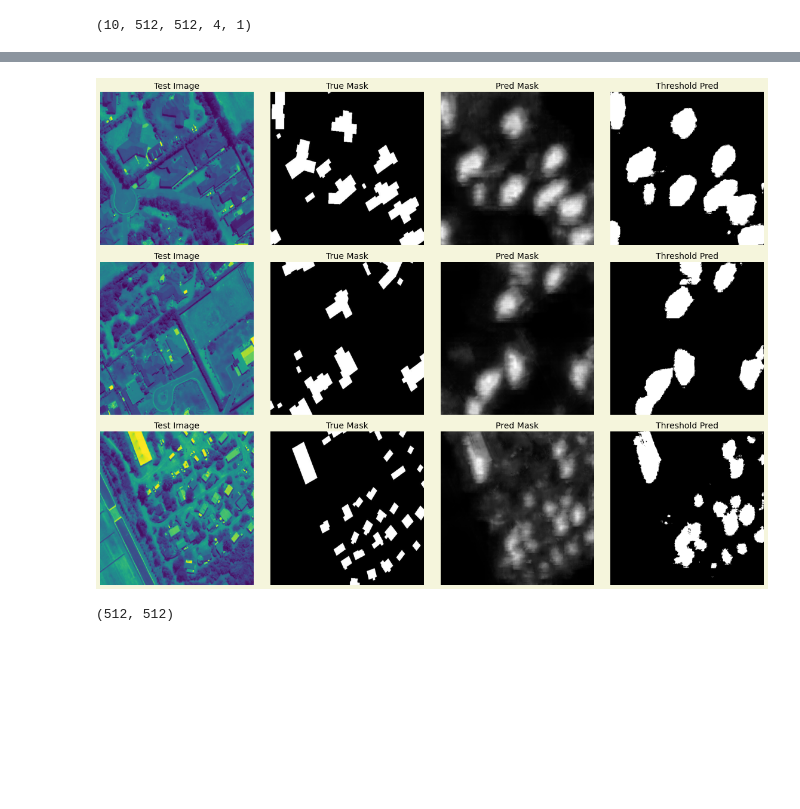
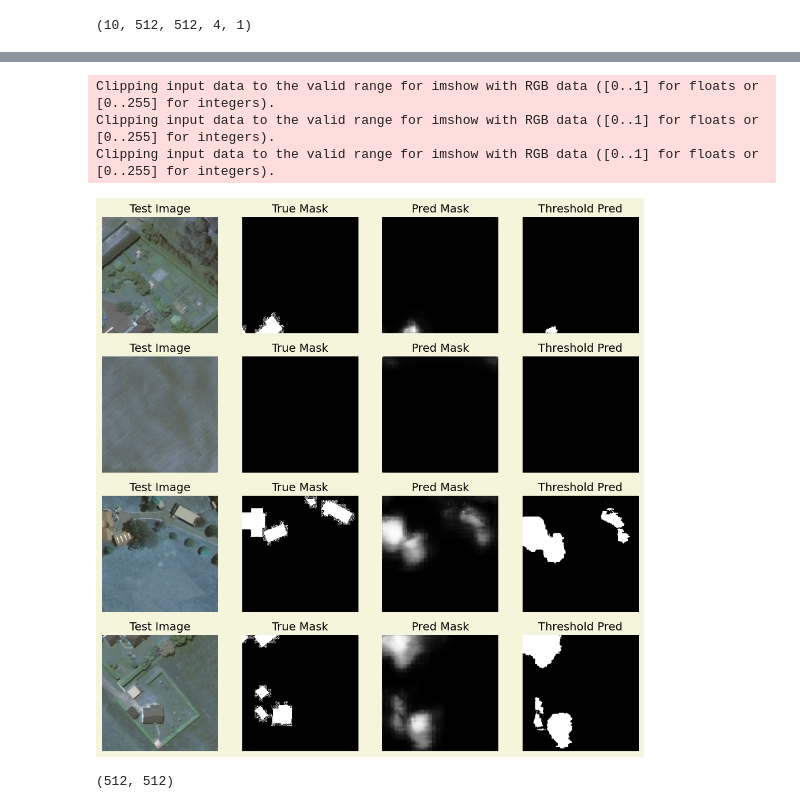
Before and after one commit to shaunlowis/PHYS_391B, a Jupyter notebook: UNET.ipynb, the cells around one changed output, grey strips where cells are left out. Cells and saved outputs as stored; diff of their text form; code cells hidden in the pictures; blank space fills up the shorter version.

```diff
--- a/UNET.ipynb
+++ b/UNET.ipynb
@@ -183,6 +180,8 @@ for i, mask_id in enumerate(mask_id_list):
     # resize the image
     mask = resize(mask, (IMG_HEIGHT, IMG_WIDTH), mode='constant', preserve_range=True)
 
+    mask = rgb2gray(mask)
+
     # use np.expand dims to add a channel axis so the shape becomes (IMG_HEIGHT, IMG_WIDTH, 1)
     mask = np.expand_dims(mask, axis=-1)
 
@@ -230,7 +229,8 @@ for i, img in enumerate(selected):
     path_image = os.path.join(base, 'outlines/tiles', image_id)
     image = imread(path_image)
     image = resize(image, (IMG_HEIGHT, IMG_WIDTH), mode='constant', preserve_range=True)
-    # image = np.expand_dims(image, axis=-1)
+    image = rgb2gray(image)
+    image = np.expand_dims(image, axis=-1)
     test_masks[i] = image
 test_masks.shape
 # %% [output]
@@ -356,6 +356,6 @@ checkpoint = ModelCheckpoint(filepath, monitor='val_loss', verbose=1,
 
 callbacks_list = [earlystopper, checkpoint]
 
-history = model.fit(X_train, Y_train, validation_split=0.1, batch_size=16, epochs=30,
+history = model.fit(X_train, Y_train, validation_split=0.1, batch_size=32, epochs=50,
                     callbacks=callbacks_list)
 # %% [output]
@@ -440,7 +442,7 @@ def plot_subplots(num_rows):
 
         # true mask
         plt.subplot(num_rows,5,count)
-        mask_id = dense_blds[i]
+        mask_id = selected[i]
         path_mask = '/home/shaun/python/uni_work/ML_project/input/rescaled_masks/' + mask_id
         mask = imread(path_mask)
         mask = resize(mask, (IMG_HEIGHT, IMG_WIDTH), mode='constant', preserve_range=True)
@@ -496,9 +503,13 @@ plt.savefig('Comparisons.jpeg')
 def plot_subplots(num_rows):
     count = 1
     for i in range(0, num_rows):
+
+        mask_id = selected[i]
+
         # image
         plt.subplot(num_rows,4,count)
-        test_image = X_test[i, :, :, 0]
+        test_image = cv2.imread(os.path.join(base, '2015_2016/tiles', mask_id))
+        # test_image = X_test[i, :, :, :]
         plt.imshow(test_image)
         plt.title('Test Image', fontsize=14)
         plt.axis('off')
@@ -506,43 +517,45 @@ def plot_subplots(num_rows):
 
         # true mask
         plt.subplot(num_rows,4,count)
-        mask_id = dense_blds[i]
-        path_mask = '/home/shaun/python/uni_work/ML_project/input/rescaled_masks/' + mask_id
+        path_mask = os.path.join(base, 'outlines/tiles', mask_id)
         mask = imread(path_mask)
         mask = resize(mask, (IMG_HEIGHT, IMG_WIDTH), mode='constant', preserve_range=True)
         plt.imshow(mask, cmap='gray')
         plt.title('True Mask', fontsize=14)
         plt.axis('off')
         count += 1
 
         # predicted mask
         plt.subplot(num_rows,4,count)
         test_mask = test_preds[i, :, :, 0]
         plt.imshow(test_mask, cmap='gray')
         plt.title('Pred Mask', fontsize=14)
         plt.axis('off')
         count += 1
 
         # threshold predicted mask
         plt.subplot(num_rows,4,count)
         test_mask = preds_test_thresh[i, :, :, 0]
         plt.imshow(test_mask, cmap='gray')
         plt.title('Threshold Pred', fontsize=14)
         plt.axis('off')
         count += 1
 
 # set up the canvas for the subplots
-fig = plt.figure(figsize=(16,12))
+fig = plt.figure(figsize=(12,12))
 plt.axis('Off')
 fig.patch.set_facecolor('beige')
 
-plot_subplots(3)
+plot_subplots(4)
 
-plt.tight_layout()
-# plt.show()
-plt.savefig('predictions.jpeg')
+# plt.tight_layout()
+plt.show()
+# plt.savefig('predictions.jpeg')
 # %% [output]
+Clipping input data to the valid range for imshow with RGB data ([0..1] for floats or [0..255] for integers).
+Clipping input data to the valid range for imshow with RGB data ([0..1] for floats or [0..255] for integers).
+Clipping input data to the valid range for imshow with RGB data ([0..1] for floats or [0..255] for integers).
-[figure, old version]
+[figure, new version]
 # %%
 from sklearn.metrics import confusion_matrix
 import keras
```
Also changed, not shown: parts of 17 cells of this notebook, 3 other files.
